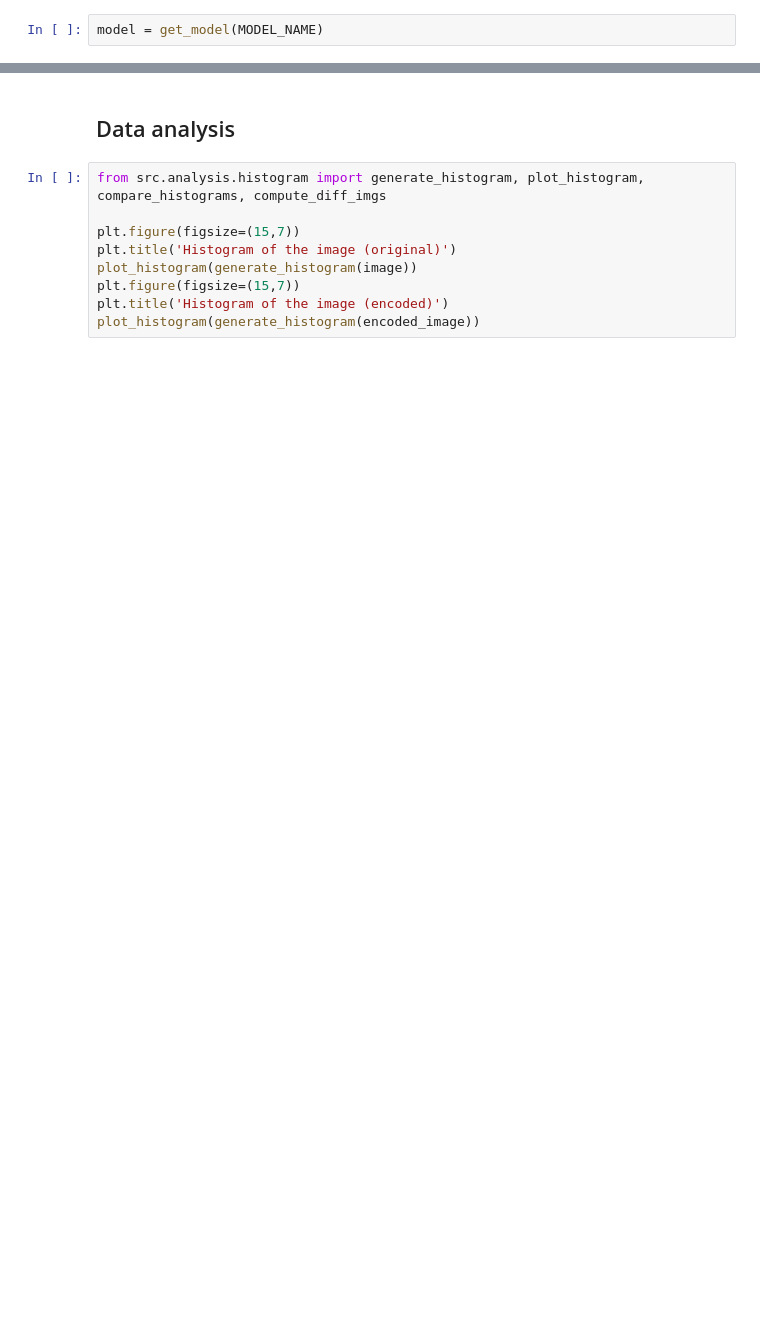
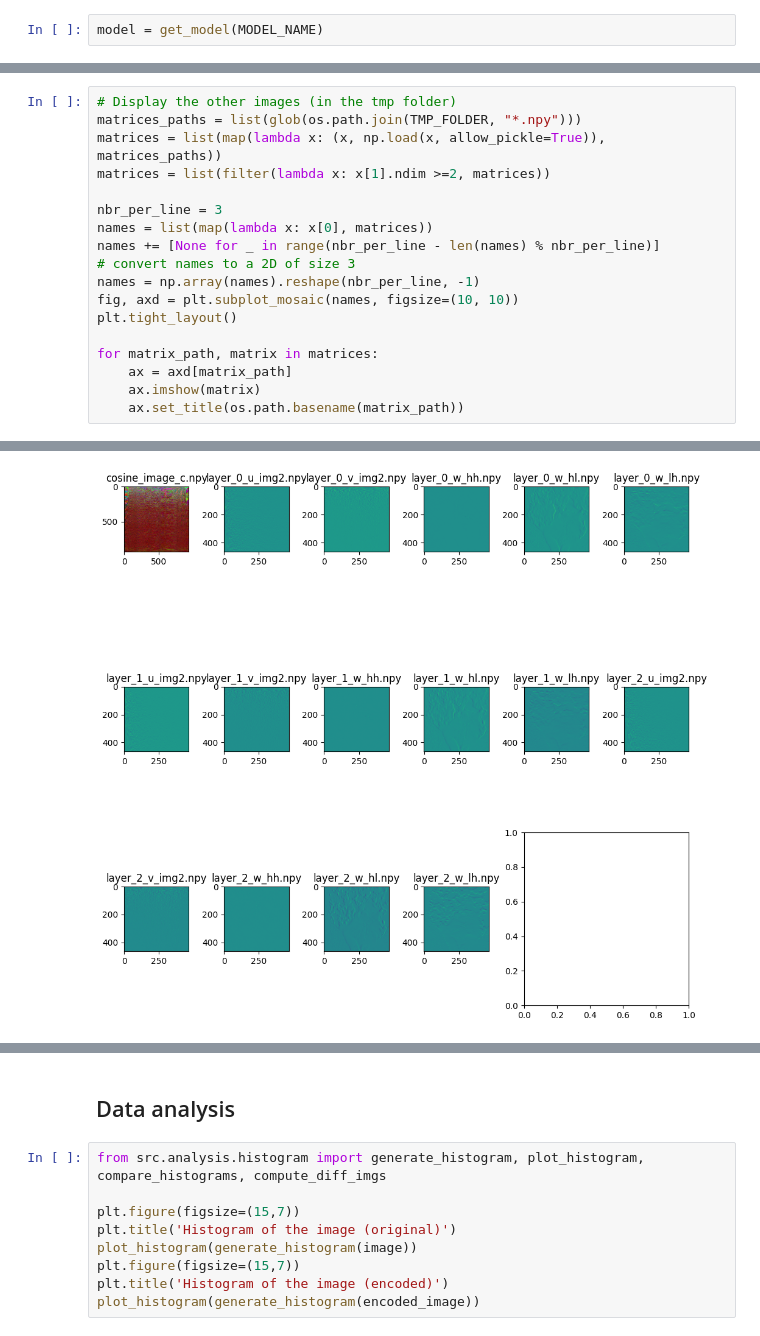
Before and after one commit to marcoboucas/steganography, a Jupyter notebook: notebooks/hide_in_image.ipynb, the cells around one changed output, grey strips where cells are left out. Drawn from its saved outputs; the diff is of its cells as text; blank space fills up the shorter version.

```diff
--- a/notebooks/hide_in_image.ipynb
+++ b/notebooks/hide_in_image.ipynb
@@ -85,0 +88,19 @@ plt.show()
+# %%
+# Display the other images (in the tmp folder)
+matrices_paths = list(glob(os.path.join(TMP_FOLDER, "*.npy")))
+matrices = list(map(lambda x: (x, np.load(x, allow_pickle=True)), matrices_paths))
+matrices = list(filter(lambda x: x[1].ndim >=2, matrices))
+
+nbr_per_line = 3
+names = list(map(lambda x: x[0], matrices))
+names += [None for _ in range(nbr_per_line - len(names) % nbr_per_line)]
+# convert names to a 2D of size 3
+names = np.array(names).reshape(nbr_per_line, -1)
+fig, axd = plt.subplot_mosaic(names, figsize=(10, 10))
+plt.tight_layout()
+
+for matrix_path, matrix in matrices:
+    ax = axd[matrix_path]
+    ax.imshow(matrix)
+    ax.set_title(os.path.basename(matrix_path))
+# %% [output]
@@ -86,3 +108,4 @@ plt.show()
+[figure, added]
 # %%
 message = model.decode(encoded_image)
 if isinstance(message, str):
```
Also changed, not shown: parts of 14 cells of this notebook, 7 other files.
